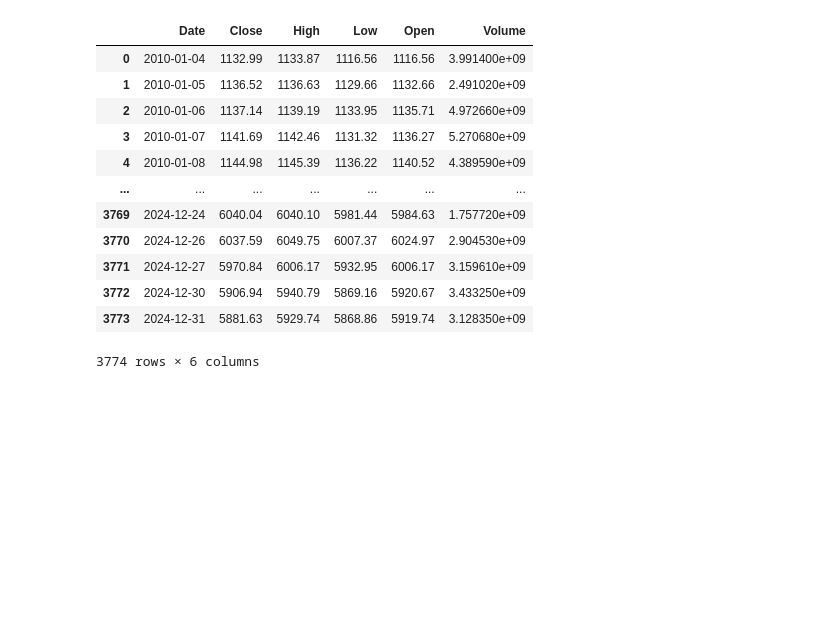
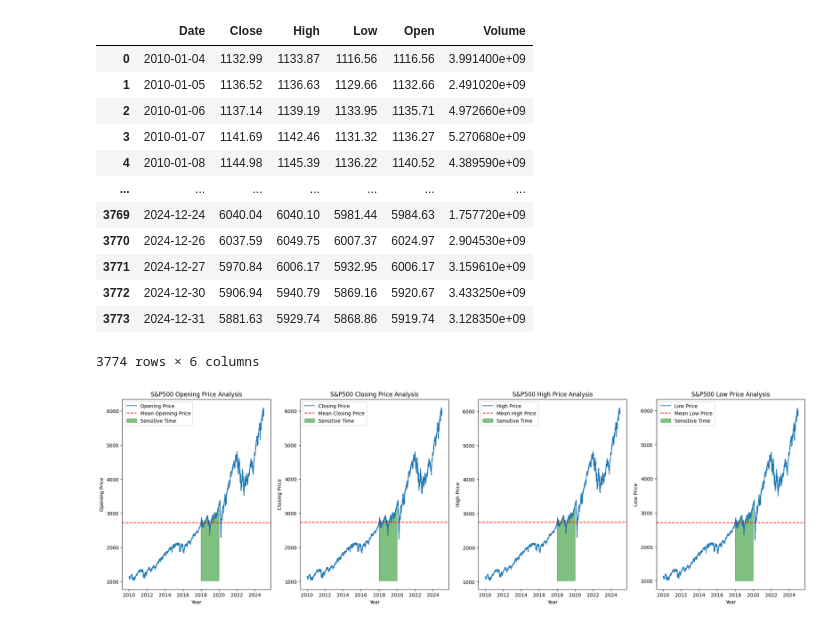
Before and after one commit to tanmaykumarchaki/AI-Driven-Market-Transformation-Analytics, a Jupyter notebook: ai-market-regime-shift-analysis/data_import.ipynb, the cells around one changed output. Cells and saved outputs as stored; diff of their text form; code cells hidden in the pictures; blank space fills up the shorter version.

Commit message:
commit1(S&P500 Analysis completed)

```diff
--- a/ai-market-regime-shift-analysis/data_import.ipynb
+++ b/ai-market-regime-shift-analysis/data_import.ipynb
@@ -556,5 +556,76 @@ x_500_v = df500['Volume'].values
 x_500_v_mean = x_500_v.mean()
 y_500_v_min = min(x_500_v)
 
+mask_500 = ((df500['Date'] >= '2018-01-01') & (df500['Date'] <= '2020-01-01'))
 
 y_500 = df500['Date'].values
+# %%
+plt.figure(figsize=(25,7))
+
+plt.subplot(1,4,1)
+plt.plot(y_500,x_500_o,label ='Opening Price')
+plt.axhline(x_500_o_mean, color='r',linestyle ='--',label = 'Mean Opeining Price')
+plt.fill_between(
+    y_500, x_500_o,
+    y_500_o_min,
+    where=mask_500,
+    color ='g',
+    alpha = 0.5,
+    label = 'Sensitive Time'
+)
+plt.legend()
+plt.title('S&P500 Opening Price Analysis')
+plt.xlabel('Year')
+plt.ylabel('Opening Price')
+
+plt.subplot(1,4,2)
+plt.plot(y_500,x_500_c,label ='Closing Price')
+plt.axhline(x_500_c_mean, color='r',linestyle ='--',label = 'Mean Closing Price')
+plt.fill_between(
+    y_500, x_500_c,
+    y_500_c_min,
+    where=mask_500,
+    color ='g',
+    alpha = 0.5,
+    label = 'Sensitive Time'
+)
+plt.legend()
+plt.title('S&P500 Closing Price Analysis')
+plt.xlabel('Year')
+plt.ylabel('Closing Price')
+
+plt.subplot(1,4,3)
+plt.plot(y_500,x_500_h,label ='High Price')
+plt.axhline(x_500_h_mean, color='r',linestyle ='--',label = 'Mean High Price')
+plt.fill_between(
+    y_500, x_500_h,
+    y_500_h_min,
+    where=mask_500,
+    color ='g',
+    alpha = 0.5,
+    label = 'Sensitive Time'
+)
+plt.legend()
+
+plt.title('S&P500 High Price Analysis')
+plt.xlabel('Year')
+plt.ylabel('High Price')
+
+plt.subplot(1,4,4)
+plt.plot(y_500,x_500_l,label ='Low Price')
+plt.axhline(x_500_l_mean, color='r',linestyle ='--',label = 'Mean Low Price')
+plt.fill_between(
+    y_500, x_500_l,
+    y_500_l_min,
+    where=mask_500,
+    color ='g',
+    alpha = 0.5,
+    label = 'Sensitive Time'
+)
+plt.legend()
+plt.title('S&P500 Low Price Analysis')
+plt.xlabel('Year')
+plt.ylabel('Low Price')
+plt.show()
+# %% [output]
+[figure, added]
```
Also changed, not shown: parts of 1 cell of this notebook.
